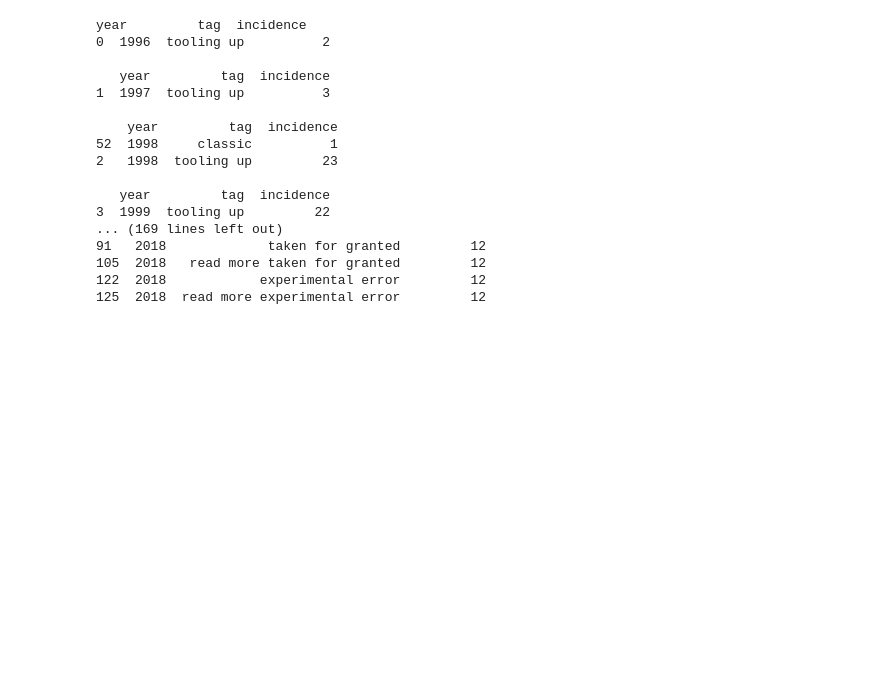
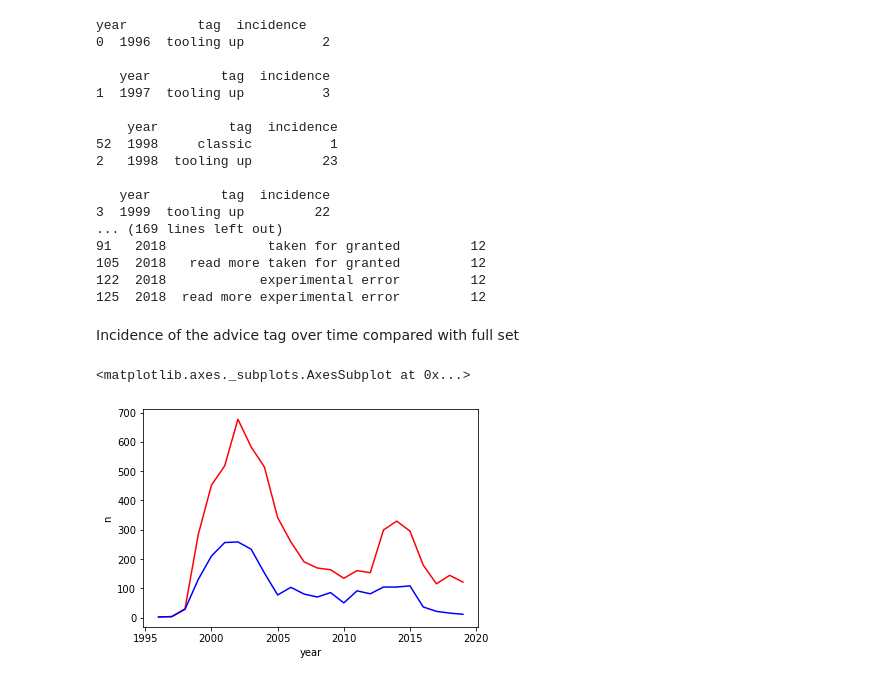
Before and after one commit to crboothb/sciencemag-careers-analysis, a Jupyter notebook: scripts/descriptive-overview.ipynb, the cells around one changed output. Cells and saved outputs as stored; diff of their text form; code cells hidden in the pictures; blank space fills up the shorter version.

```diff
--- a/scripts/descriptive-overview.ipynb
+++ b/scripts/descriptive-overview.ipynb
@@ -185,3 +186,18 @@ year         tag  incidence
 105  2018   read more taken for granted         12
 122  2018            experimental error         12
 125  2018  read more experimental error         12
+# %% [markdown]
+Incidence of the advice tag over time compared with full set
+# %%
+full_vis = vis.prep_per(full_df, group_by = "year", color = "red")
+
+full_df["advice"] = ["yes" if "advice" in x else "no" for x in full_df["tags"]]
+advice_df = full_df[full_df.advice == "yes"]
+
+advice_vis = vis.prep_per(advice_df, group_by = "year", color = "blue", test = False)
+
+sns.lineplot(x = "year", y = "n", color = "red", data = full_vis)
+sns.lineplot(x = "year", y = "n", color = "blue", data = advice_vis)
+# %% [output]
+<matplotlib.axes._subplots.AxesSubplot at 0x...>
+[figure, added]
```
Also changed, not shown: parts of 2 cells of this notebook, 3 other files.
